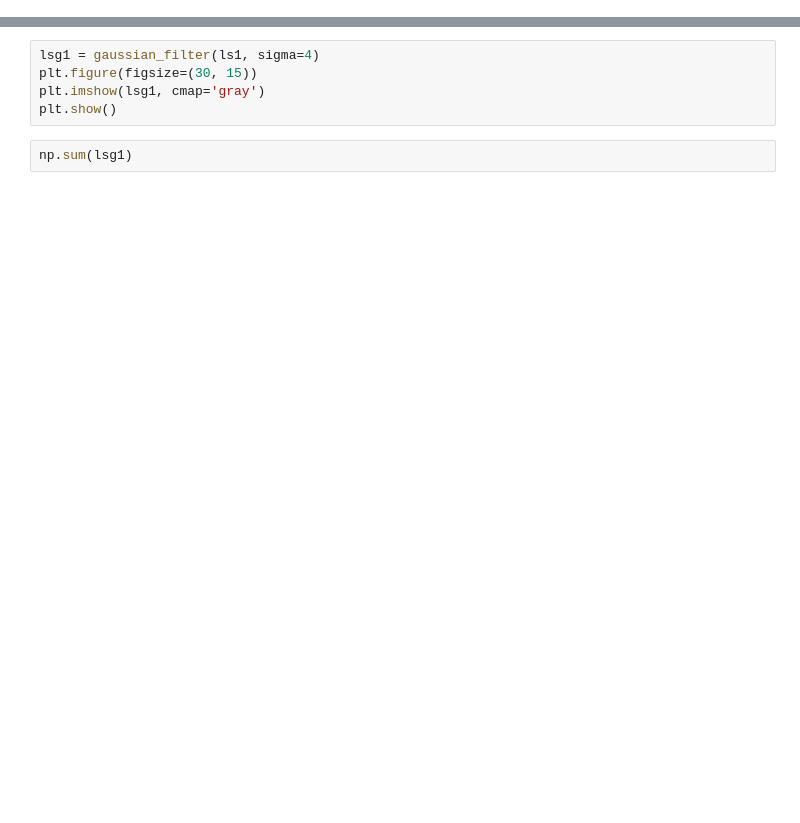
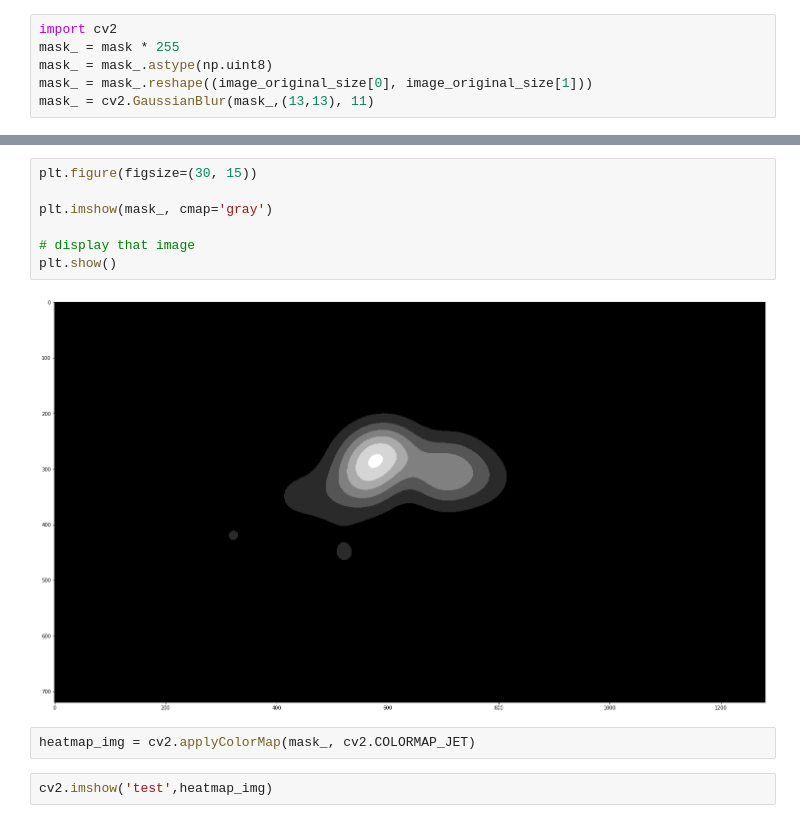
Before and after one commit to Baticsute/vietnamese-traffic-density-estimation-with-dots-enhanced, a Jupyter notebook: test.ipynb, the cells around one changed output, grey strips where cells are left out. Drawn from its saved outputs; the diff is of its cells as text; blank space fills up the shorter version.

```diff
--- a/test.ipynb
+++ b/test.ipynb
@@ -123,0 +118,6 @@ np.sum(ls1)
+# %%
+import cv2
+mask_ = mask * 255
+mask_ = mask_.astype(np.uint8)
+mask_ = mask_.reshape((image_original_size[0], image_original_size[1]))
+mask_ = cv2.GaussianBlur(mask_,(13,13), 11)
@@ -124,7 +128,13 @@ np.sum(ls1)
 # %%
-lsg1 = gaussian_filter(ls1, sigma=4)
 plt.figure(figsize=(30, 15))
-plt.imshow(lsg1, cmap='gray')
+
+plt.imshow(mask_, cmap='gray')
+
+# display that image
 plt.show()
+# %% [output]
+[figure, added]
-# %%
-np.sum(lsg1)
+# %%
+heatmap_img = cv2.applyColorMap(mask_, cv2.COLORMAP_JET)
+# %%
+cv2.imshow('test',heatmap_img)
```
Also changed, not shown: parts of 16 cells of this notebook, 2 other files.
